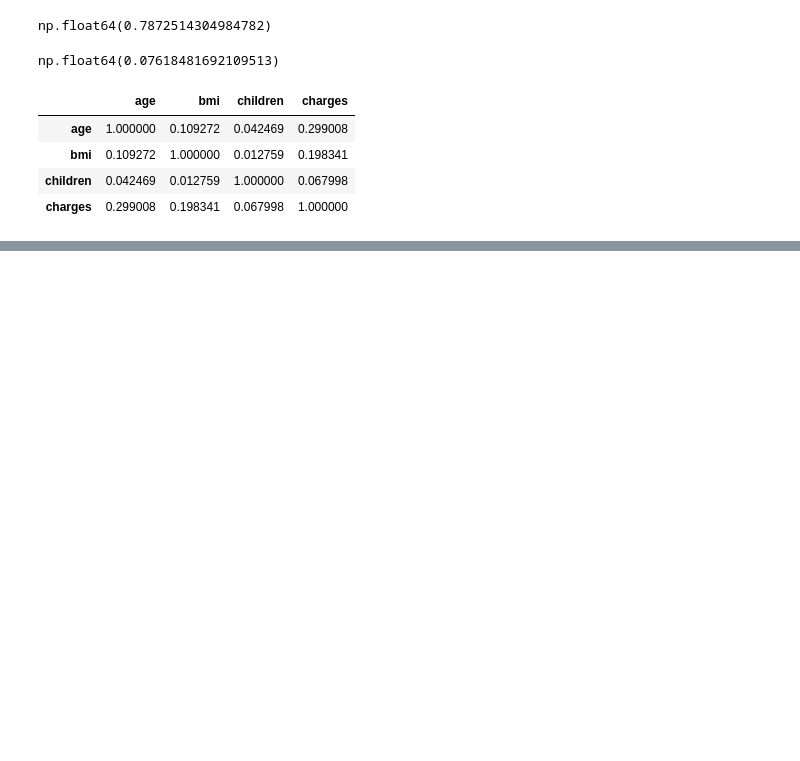
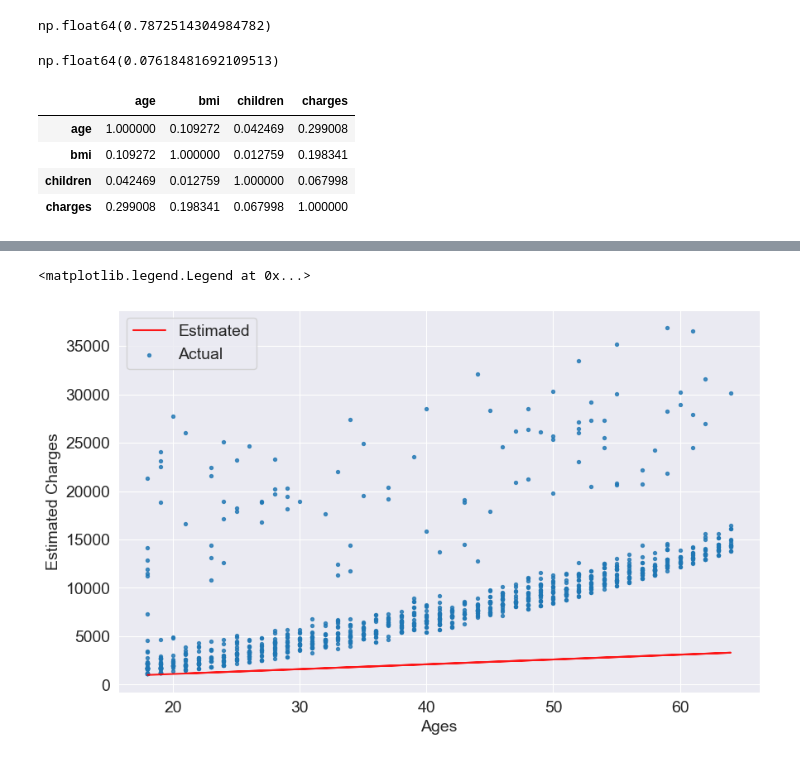
Before and after one commit to LeeBoy-Hmong/MachineLearning, a Jupyter notebook: LinearRegression.ipynb, the cells around one changed output, grey strips where cells are left out. Saved outputs shown, nothing was run; the diff lists cells and outputs as text; code cells hidden in the pictures; blank space fills up the shorter version.

```diff
--- a/LinearRegression.ipynb
+++ b/LinearRegression.ipynb
@@ -226,0 +294,12 @@ AttributeError: 'Axes' object has no attribute 'update_display'
+# %%
+target = non_smoker_df.charges  # What we want to find
+
+plt.plot(ages, estimated_charges, 'r', alpha=0.9)
+
+plt.scatter(ages, target, s=8, alpha=0.8)
+plt.xlabel('Ages')
+plt.ylabel('Estimated Charges')
+plt.legend(['Estimated', 'Actual'])
+# %% [output]
+<matplotlib.legend.Legend at 0x...>
+[figure, added]
```
Also changed, not shown: parts of 25 cells of this notebook.
